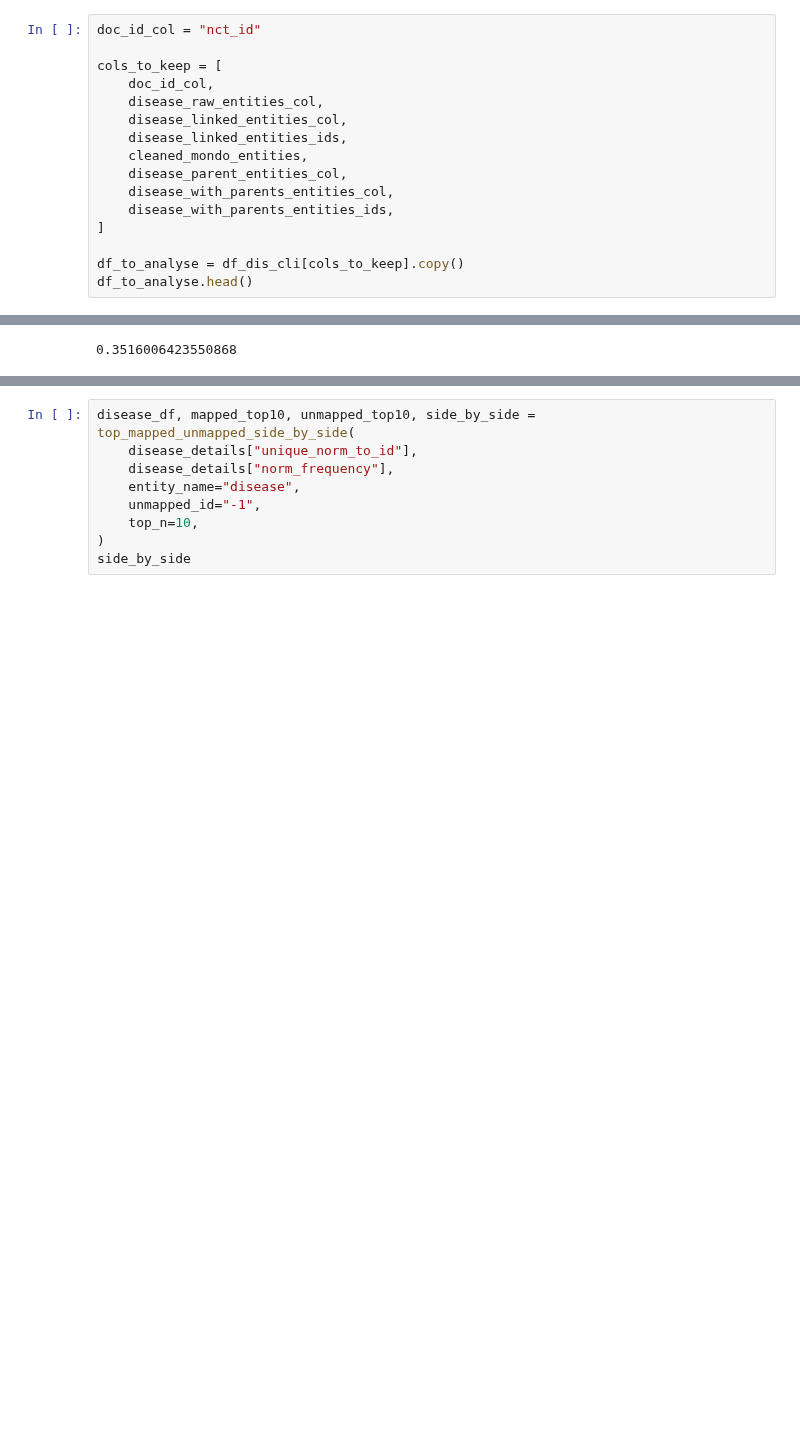
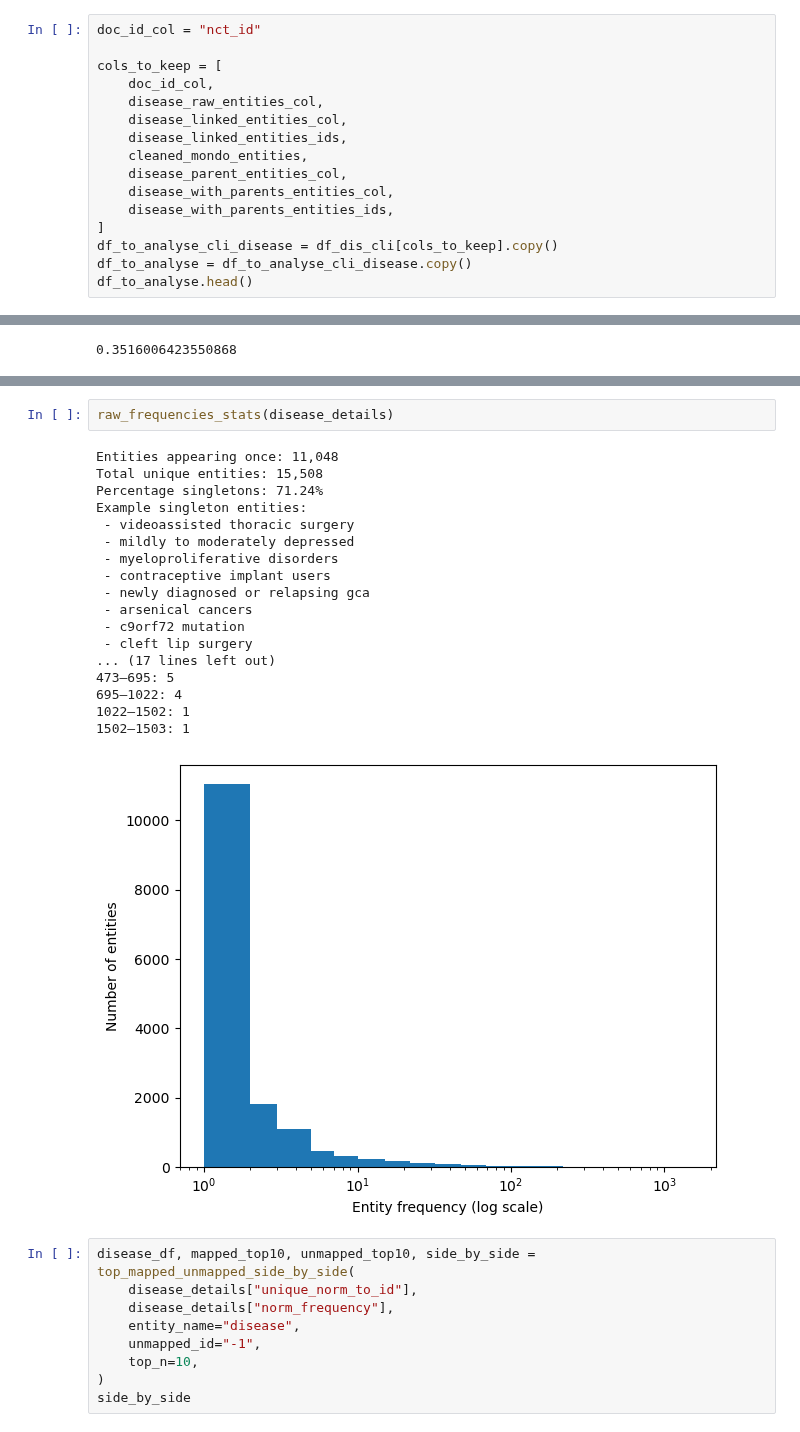
Before and after one commit to Ineichen-Group/Preclinical_DrugDisease_Translation_Pipeline, a Jupyter notebook: 04_normalization/Analyse_Combine_Linked_Entities.ipynb, the cells around one changed output, grey strips where cells are left out. Saved outputs shown, nothing was run; the diff lists cells and outputs as text; blank space fills up the shorter version.

```diff
--- a/04_normalization/Analyse_Combine_Linked_Entities.ipynb
+++ b/04_normalization/Analyse_Combine_Linked_Entities.ipynb
@@ -721,8 +906,8 @@ cols_to_keep = [
     disease_with_parents_entities_col,
     disease_with_parents_entities_ids,
 ]
-
-df_to_analyse = df_dis_cli[cols_to_keep].copy()
+df_to_analyse_cli_disease = df_dis_cli[cols_to_keep].copy()
+df_to_analyse = df_to_analyse_cli_disease.copy()
 df_to_analyse.head()
 # %% [output]
 |  | nct_id | unique_conditions_linkbert_predic... | disease_mondo_term_norm | disease_mondo_termid | disease_term_mondo_clean | ... |
@@ -770,6 +955,27 @@ disease_report
 # %% [output]
 |  | count unique raw entities | count unique linked entities | count unique linked with parent | Linking success (unique / % mappe... | ... |
 | 0 | 15508 | 10916 | 10959 | 6644 (11.03%)/15508 (69.91%) | ... |
+# %%
+raw_frequencies_stats(disease_details)
+# %% [output]
+Entities appearing once: 11,048
+Total unique entities: 15,508
+Percentage singletons: 71.24%
+Example singleton entities:
+ - videoassisted thoracic surgery
+ - mildly to moderately depressed
+ - myeloproliferative disorders
+ - contraceptive implant users
+ - newly diagnosed or relapsing gca
+ - arsenical cancers
+ - c9orf72 mutation
+ - cleft lip surgery
+... (17 lines left out)
+473–695: 5
+695–1022: 4
+1022–1502: 1
+1502–1503: 1
+[figure, added]
 # %%
 disease_df, mapped_top10, unmapped_top10, side_by_side = top_mapped_unmapped_side_by_side(
     disease_details["unique_norm_to_id"],
```
Also changed, not shown: parts of 21 cells of this notebook.
